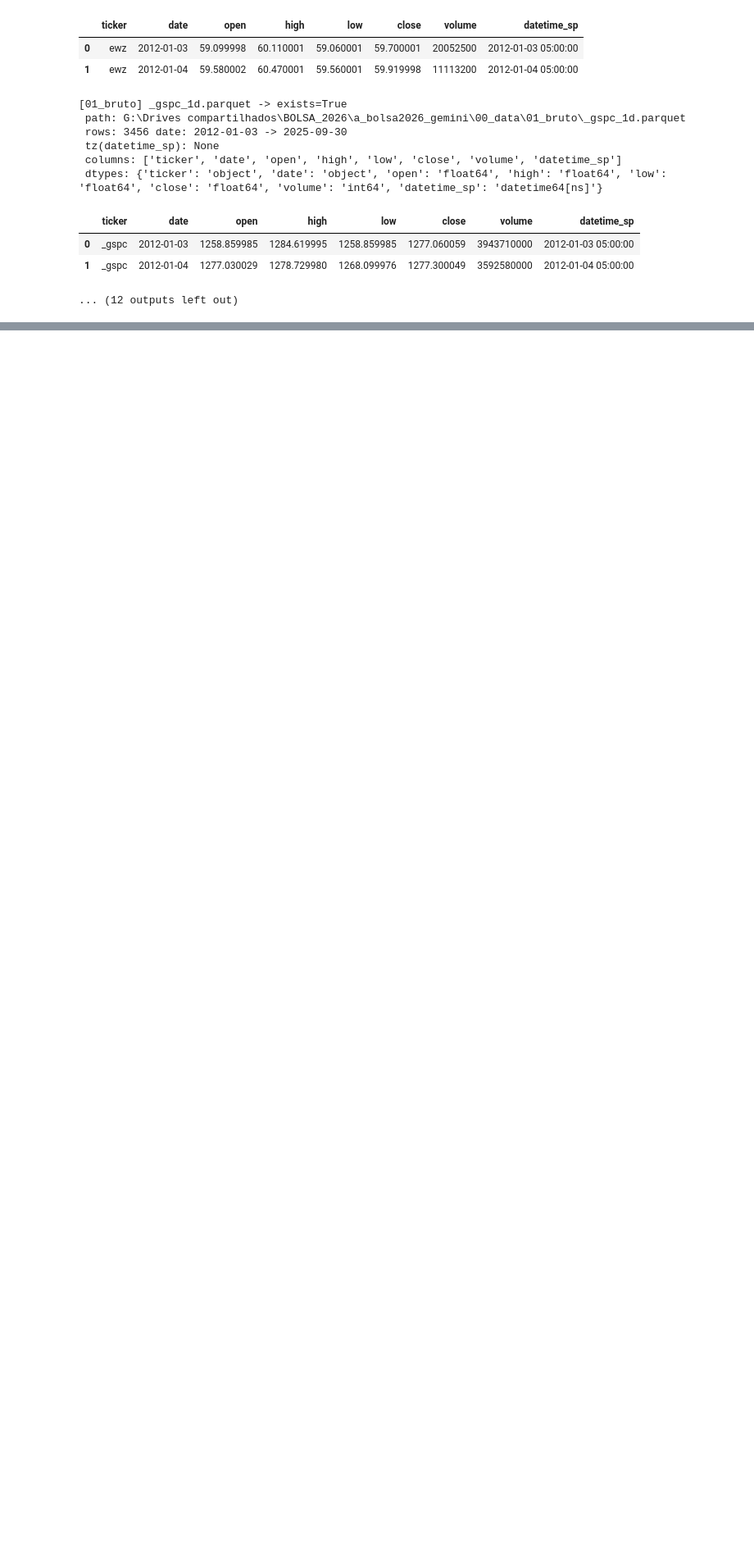
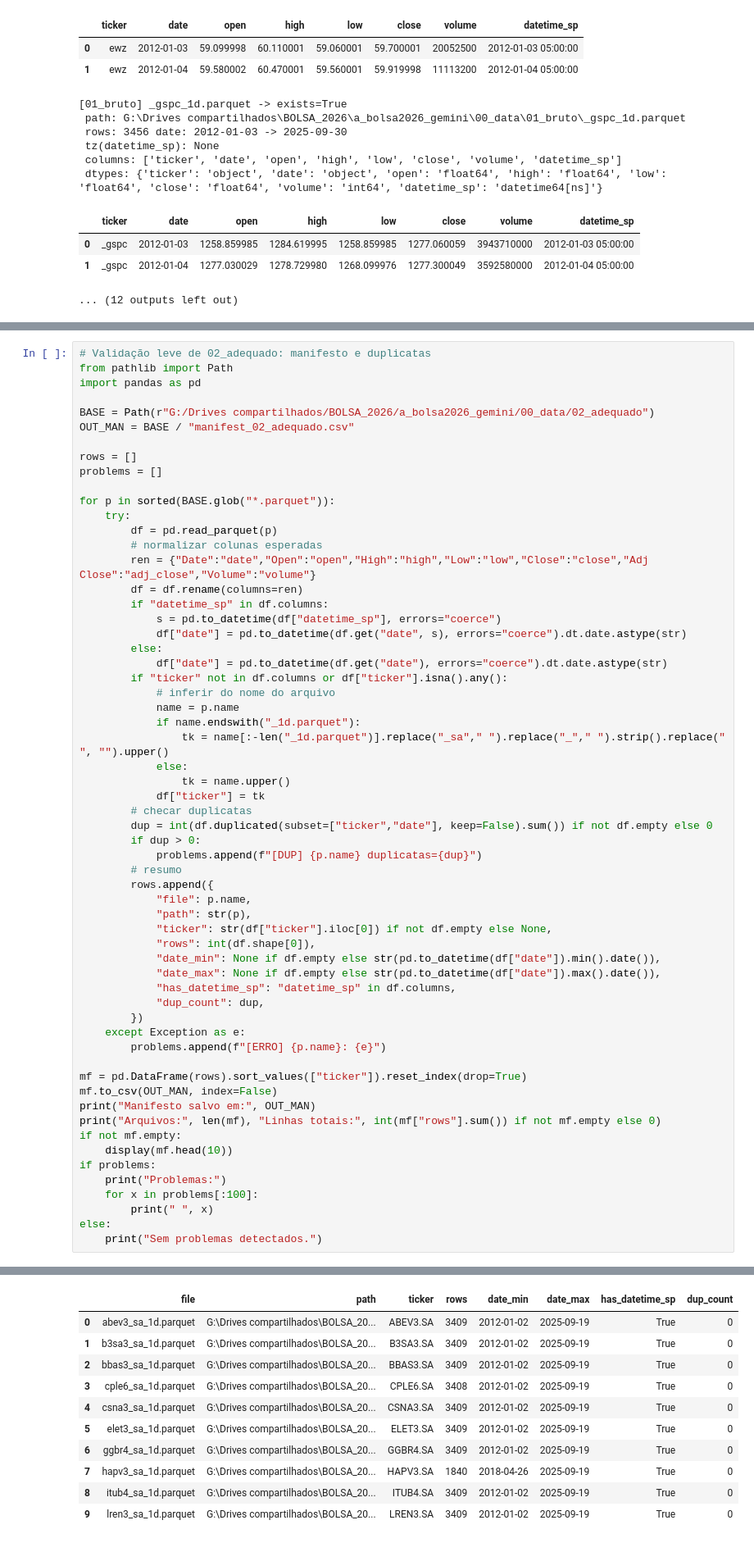
Before and after one commit to WRMELO/bolsa_2026_gemini, a Jupyter notebook: 01_notebooks/estruturacao_e_ingesta.ipynb, the cells around one changed output, grey strips where cells are left out. Shown: that part at 82% size. Drawn from its saved outputs; the diff is of its cells as text; blank space fills up the shorter version.

```diff
--- a/01_notebooks/estruturacao_e_ingesta.ipynb
+++ b/01_notebooks/estruturacao_e_ingesta.ipynb
@@ -349,0 +354,61 @@ for folder in SRC_FOLDERS:
+# %%
+# Validação leve de 02_adequado: manifesto e duplicatas
+from pathlib import Path
+import pandas as pd
+
+BASE = Path(r"G:/Drives compartilhados/BOLSA_2026/a_bolsa2026_gemini/00_data/02_adequado")
+OUT_MAN = BASE / "manifest_02_adequado.csv"
+
+rows = []
+problems = []
+
+for p in sorted(BASE.glob("*.parquet")):
+    try:
+        df = pd.read_parquet(p)
+        # normalizar colunas esperadas
+        ren = {"Date":"date","Open":"open","High":"high","Low":"low","Close":"close","Adj Close":"adj_close","Volume":"volume"}
+        df = df.rename(columns=ren)
+        if "datetime_sp" in df.columns:
+            s = pd.to_datetime(df["datetime_sp"], errors="coerce")
+            df["date"] = pd.to_datetime(df.get("date", s), errors="coerce").dt.date.astype(str)
+        else:
+            df["date"] = pd.to_datetime(df.get("date"), errors="coerce").dt.date.astype(str)
+        if "ticker" not in df.columns or df["ticker"].isna().any():
+            # inferir do nome do arquivo
+            name = p.name
+            if name.endswith("_1d.parquet"):
+                tk = name[:-len("_1d.parquet")].replace("_sa"," ").replace("_"," ").strip().replace(" ", "").upper()
+            else:
+                tk = name.upper()
+            df["ticker"] = tk
+        # checar duplicatas
+        dup = int(df.duplicated(subset=["ticker","date"], keep=False).sum()) if not df.empty else 0
+        if dup > 0:
+            problems.append(f"[DUP] {p.name} duplicatas={dup}")
+        # resumo
+        rows.append({
+            "file": p.name,
+            "path": str(p),
+            "ticker": str(df["ticker"].iloc[0]) if not df.empty else None,
+            "rows": int(df.shape[0]),
+            "date_min": None if df.empty else str(pd.to_datetime(df["date"]).min().date()),
+            "date_max": None if df.empty else str(pd.to_datetime(df["date"]).max().date()),
+            "has_datetime_sp": "datetime_sp" in df.columns,
+            "dup_count": dup,
+        })
+    except Exception as e:
+        problems.append(f"[ERRO] {p.name}: {e}")
+
+mf = pd.DataFrame(rows).sort_values(["ticker"]).reset_index(drop=True)
+mf.to_csv(OUT_MAN, index=False)
+print("Manifesto salvo em:", OUT_MAN)
+print("Arquivos:", len(mf), "Linhas totais:", int(mf["rows"].sum()) if not mf.empty else 0)
+if not mf.empty:
+    display(mf.head(10))
+if problems:
+    print("Problemas:")
+    for x in problems[:100]:
+        print(" ", x)
+else:
+    print("Sem problemas detectados.")
+# %% [output]
@@ -349,0 +417,11 @@ for folder in SRC_FOLDERS:
+|  | file | path | ticker | rows | date_min | date_max | has_datetime_sp | dup_count |
+| 0 | abev3_sa_1d.parquet | G:\Drives compartilhados\BOLSA_20... | ABEV3.SA | 3409 | 2012-01-02 | 2025-09-19 | True | 0 |
+| 1 | b3sa3_sa_1d.parquet | G:\Drives compartilhados\BOLSA_20... | B3SA3.SA | 3409 | 2012-01-02 | 2025-09-19 | True | 0 |
+| 2 | bbas3_sa_1d.parquet | G:\Drives compartilhados\BOLSA_20... | BBAS3.SA | 3409 | 2012-01-02 | 2025-09-19 | True | 0 |
+| 3 | cple6_sa_1d.parquet | G:\Drives compartilhados\BOLSA_20... | CPLE6.SA | 3408 | 2012-01-02 | 2025-09-19 | True | 0 |
+| 4 | csna3_sa_1d.parquet | G:\Drives compartilhados\BOLSA_20... | CSNA3.SA | 3409 | 2012-01-02 | 2025-09-19 | True | 0 |
+| 5 | elet3_sa_1d.parquet | G:\Drives compartilhados\BOLSA_20... | ELET3.SA | 3409 | 2012-01-02 | 2025-09-19 | True | 0 |
+| 6 | ggbr4_sa_1d.parquet | G:\Drives compartilhados\BOLSA_20... | GGBR4.SA | 3409 | 2012-01-02 | 2025-09-19 | True | 0 |
+| 7 | hapv3_sa_1d.parquet | G:\Drives compartilhados\BOLSA_20... | HAPV3.SA | 1840 | 2018-04-26 | 2025-09-19 | True | 0 |
+| 8 | itub4_sa_1d.parquet | G:\Drives compartilhados\BOLSA_20... | ITUB4.SA | 3409 | 2012-01-02 | 2025-09-19 | True | 0 |
+| 9 | lren3_sa_1d.parquet | G:\Drives compartilhados\BOLSA_20... | LREN3.SA | 3409 | 2012-01-02 | 2025-09-19 | True | 0 |
```
Also changed, not shown: parts of 10 cells of this notebook, 9 other files.
